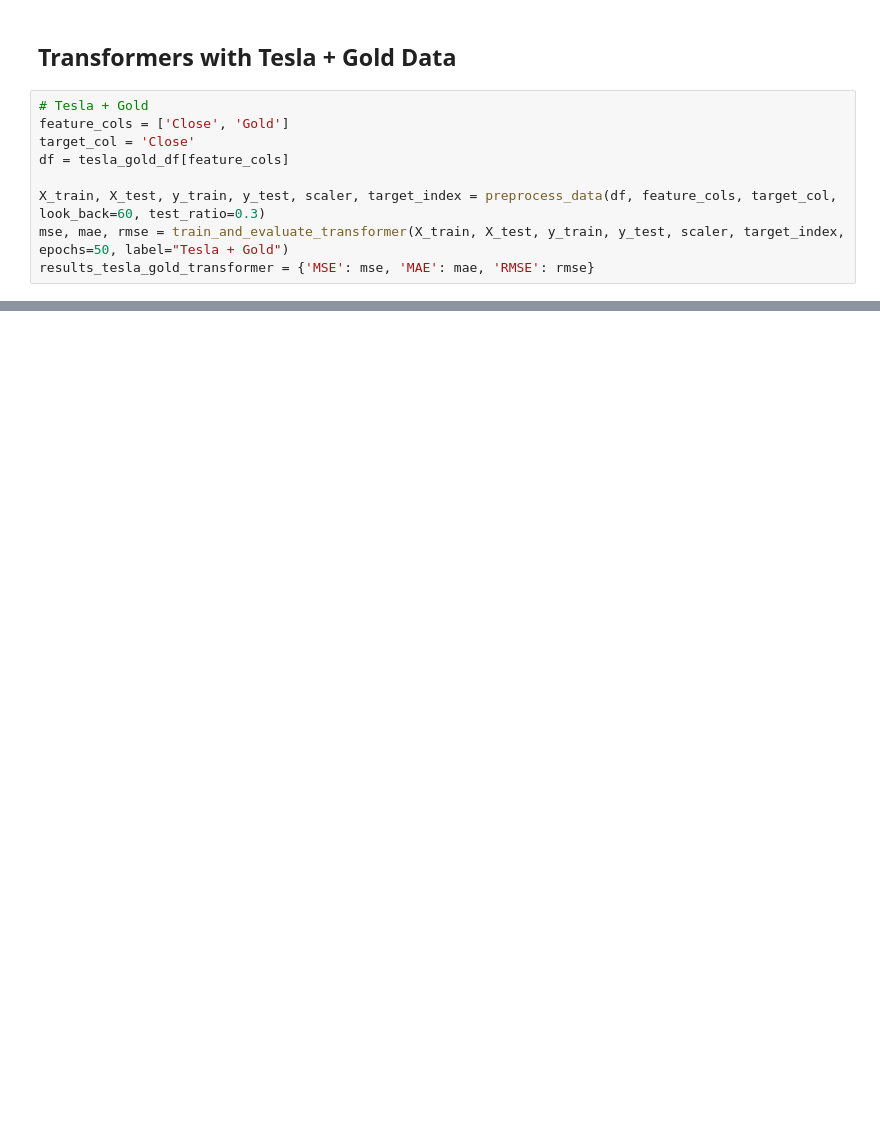
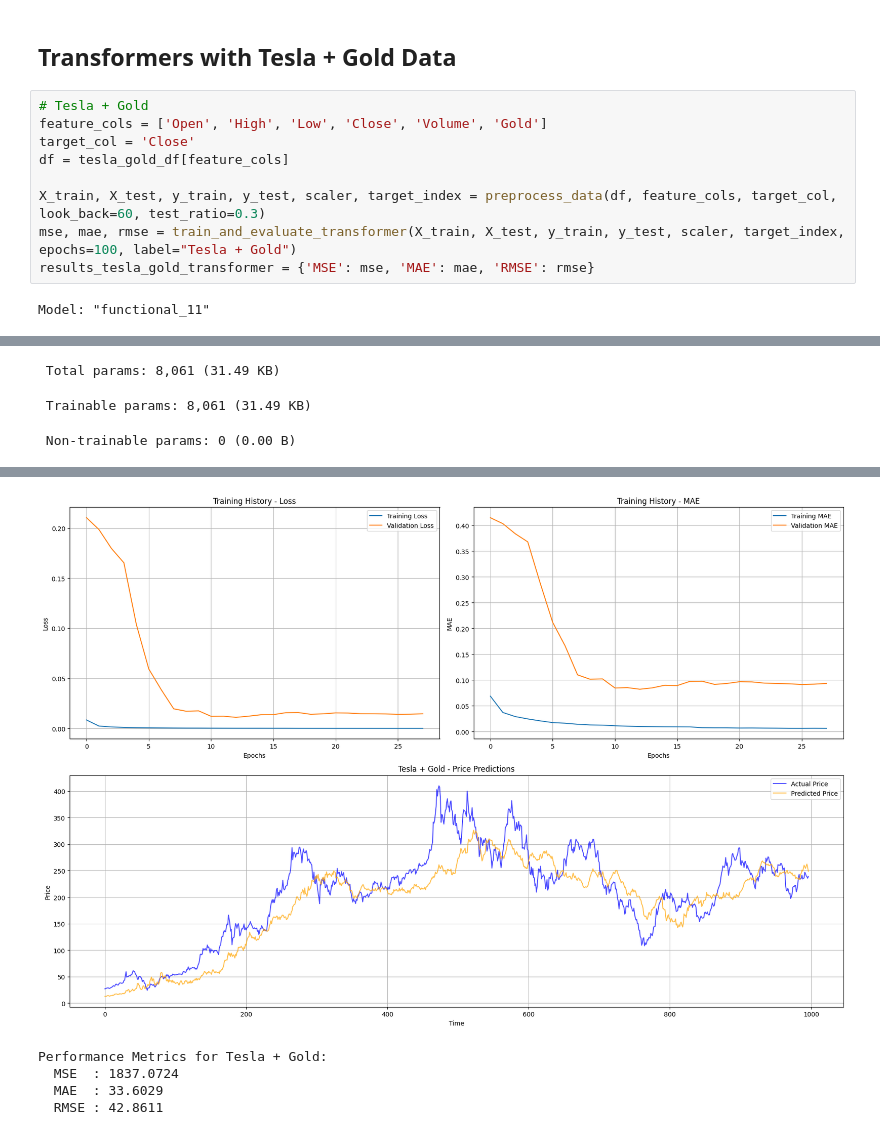
Before and after one commit to ebylmz/gtu-cse, a Jupyter notebook: cse655-deep-learning/hw03/Homework3_254201001054_Yilmaz_Emirkan_Burak.ipynb, the cells around one changed output, grey strips where cells are left out. Saved outputs shown, nothing was run; the diff lists cells and outputs as text; blank space fills up the shorter version.

```diff
--- a/cse655-deep-learning/hw03/Homework3_254201001054_Yilmaz_Emirkan_Burak.ipynb
+++ b/cse655-deep-learning/hw03/Homework3_254201001054_Yilmaz_Emirkan_Burak.ipynb
@@ -518,10 +554,12 @@ Performance Metrics for Tesla-Only:
 ## Transformers with Tesla + Gold Data
 # %%
 # Tesla + Gold
-feature_cols = ['Close', 'Gold']
+feature_cols = ['Open', 'High', 'Low', 'Close', 'Volume', 'Gold']
 target_col = 'Close'
 df = tesla_gold_df[feature_cols]
 
 X_train, X_test, y_train, y_test, scaler, target_index = preprocess_data(df, feature_cols, target_col, look_back=60, test_ratio=0.3)
-mse, mae, rmse = train_and_evaluate_transformer(X_train, X_test, y_train, y_test, scaler, target_index, epochs=50, label="Tesla + Gold")
+mse, mae, rmse = train_and_evaluate_transformer(X_train, X_test, y_train, y_test, scaler, target_index, epochs=100, label="Tesla + Gold")
 results_tesla_gold_transformer = {'MSE': mse, 'MAE': mae, 'RMSE': rmse}
+# %% [output]
+Model: "functional_11"
@@ -527,0 +583,3 @@ results_tesla_gold_transformer = {'MSE': mse, 'MAE': mae, 'RMSE': rmse}
+ Total params: 8,061 (31.49 KB)
+ Trainable params: 8,061 (31.49 KB)
+ Non-trainable params: 0 (0.00 B)
@@ -528,3 +603,8 @@ results_tesla_gold_transformer = {'MSE': mse, 'MAE': mae, 'RMSE': rmse}
+[figure, added]
+Performance Metrics for Tesla + Gold:
+  MSE  : 1837.0724
+  MAE  : 33.6029
+  RMSE : 42.8611
 # %%
 # Compare Tesla-only model performance
 print("\nTesla-only Model Comparison (LSTM vs Transformer):")
```
Also changed, not shown: parts of 11 cells of this notebook, 1 other file.
